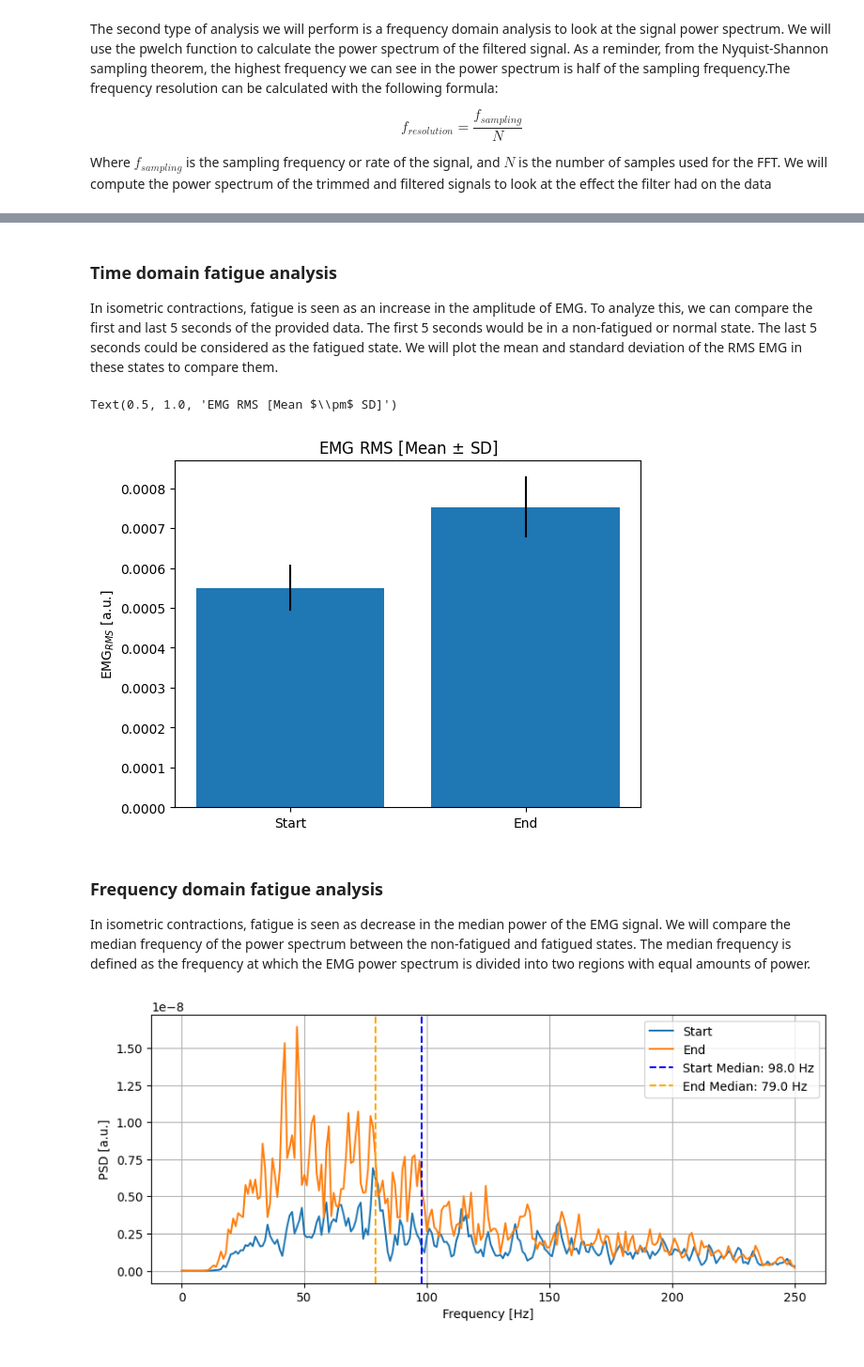
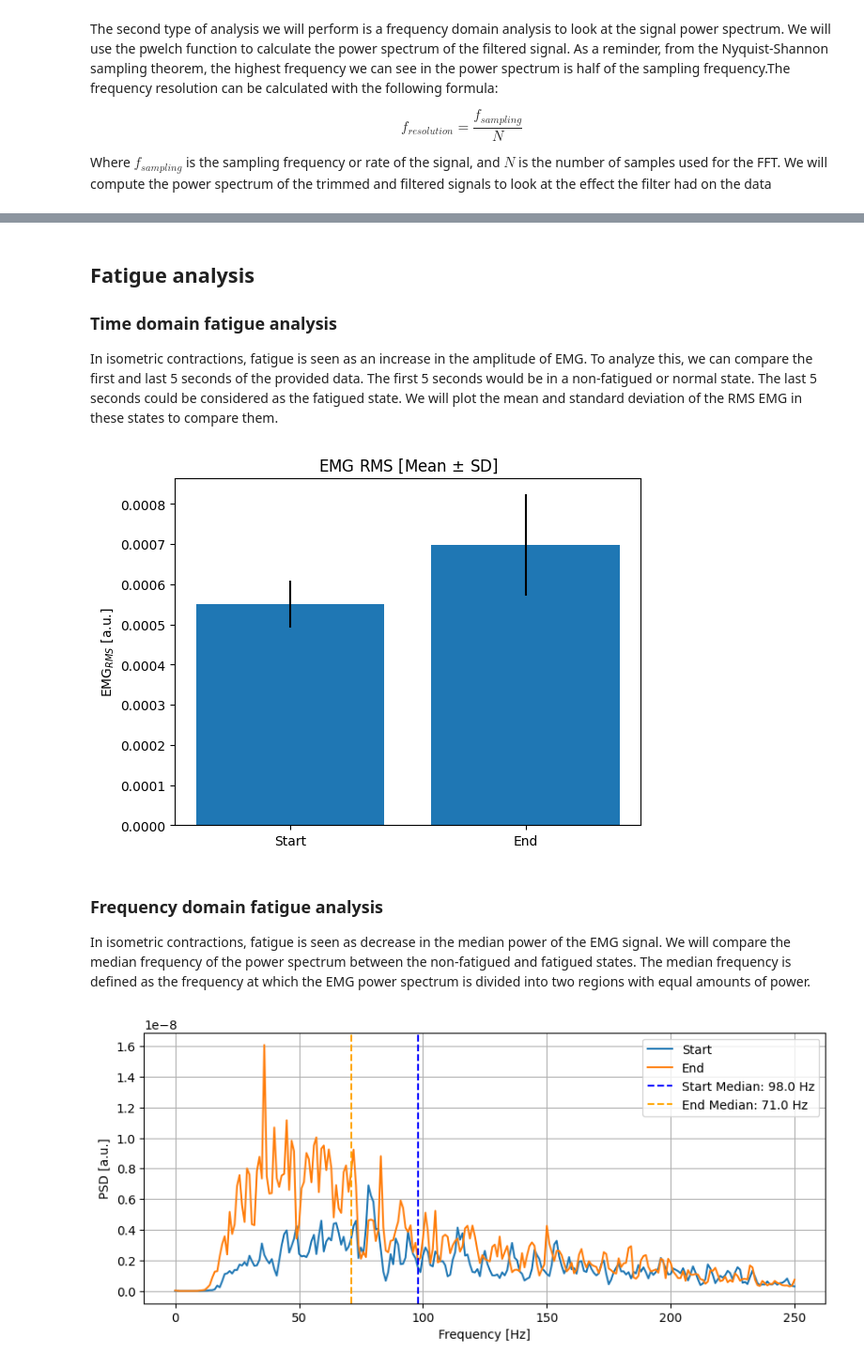
Before and after one commit to danielcomaduran/BMEN663, a Jupyter notebook: python-emg/emg-notebook.ipynb, the cells around one changed output, grey strips where cells are left out. Shown: that part at 94% size. Cells and saved outputs as stored; diff of their text form; code cells hidden in the pictures.

```diff
--- a/python-emg/emg-notebook.ipynb
+++ b/python-emg/emg-notebook.ipynb
@@ -95,7 +95,7 @@ After importing the data we might want to partition it into sections that are us
 In the provided dataset we do not have external triggers; here we would like to trim the data to 35 seconds after the recording started. This is when the subject let go of the weight due to fatigue. This can be visualized as the amplitude of the EMG signal changes abruptly after 40 seconds into the recording. We will also trim the time vector to match the length of the data after partitioning.
 # %%
 ## Settings
-trim_time = 35  # Time to trim from the beginning and end of the signal [s]
+trim_time = 40  # Time to trim from the beginning and end of the signal [s]
 
 # Trim the signal
 trimmed_time = time[0:trim_time*srate]
@@ -122,0 +121,24 @@ Where $f_{sampling}$ is the sampling frequency or rate of the signal, and $N$ is
+# %%
+# Settings
+trim_to_filter = True   # Boolean to trim the power spectrum to the filter range
+plot_60Hz = False       # Boolean to plot the EMG power at 60 Hz
+
+# Compute power spectrum
+[f, pxx] = welch(trimmed_emg, fs=srate, nperseg=len(trimmed_emg), scaling="spectrum")
+
+# Trim the power spectrum to the filter range
+if trim_to_filter:
+    fmask = (f >= fc[0]) & (f <= fc[1])
+    f = f[fmask]
+    pxx = pxx[fmask]
+
+# Plot the power spectral density
+plt.figure()
+plt.plot(f, pxx)
+if plot_60Hz:
+    fmask = (f >= 59) & (f <= 61)
+    plt.plot(f[fmask], pxx[fmask], 'ro', label='Power at 60 Hz')
+plt.xlabel("Frequency [Hz]")
+plt.ylabel("Power spectum [a.u.]")
+plt.grid(True)
+plt.show()
@@ -185,4 +209,5 @@ plt.grid(True)
 # %% [markdown]
+## Fatigue analysis
 ### Time domain fatigue analysis
 In isometric contractions, fatigue is seen as an increase in the amplitude of EMG. To analyze this, we can compare the first and last 5 seconds of the provided data. The first 5 seconds would be in a non-fatigued or normal state. The last 5 seconds could be considered as the fatigued state. We will plot the mean and standard deviation of the RMS EMG in these states to compare them.
 # %%
@@ -203,15 +228,15 @@ plt.figure()
 plt.bar(["Start", "End"], [fatigue_start_mean, fatigue_end_mean], yerr=[fatigue_start_sd, fatigue_end_sd])
 plt.ylabel("EMG$_{RMS}$ [a.u.]")
 plt.title("EMG RMS [Mean $\pm$ SD]")
+plt.show()
 # %% [output]
-Text(0.5, 1.0, 'EMG RMS [Mean $\\pm$ SD]')
-[figure, old version]
+[figure, new version]
 # %% [markdown]
 ### Frequency domain  fatigue analysis
 In isometric contractions, fatigue is seen as decrease in the median power of the EMG signal. We will compare the median frequency of the power spectrum between the non-fatigued and fatigued states. The median frequency is defined as the frequency at which the EMG power spectrum is divided into two regions with equal amounts of power.
 # %%
 ## Settings
-max_freq = 250  # Maximum frequency to plot [Hz]
+trim_to_max_freq = True  # Boolean to trim the power spectrum to the maximum frequency
 
 ## Functions
 def get_median_frequency(f:np.ndarray, pxx:np.ndarray) -> float:
@@ -236,33 +261,34 @@ def get_median_frequency(f:np.ndarray, pxx:np.ndarray) -> float:
     # Find frequency where cumulative power reaches 50% of total power
     median_idx = np.argmin(np.abs(cumsum - 0.5))
 
     return f[median_idx]
 
 ## Trim EMG to start and end segments
 trimmed_emg_start = trimmed_emg[0:int(fatigue_time*srate)]
 trimmed_emg_end = trimmed_emg[-int(fatigue_time*srate):]
 
-
 ## Compute the power spectrum of the EMG signal
 [fstart, pxx_start] = welch(trimmed_emg_start, fs=srate, nperseg=srate, scaling='spectrum')
 [fend, pxx_end] = welch(trimmed_emg_end, fs=srate, nperseg=srate , scaling='spectrum')
 
 ## Compute median frequency of the segments
 median_freq_start = get_median_frequency(fstart, pxx_start)
 median_freq_end = get_median_frequency(fend, pxx_end)
 
 ## Compute fmask for plot
-fmask = fstart <= max_freq
+if trim_to_max_freq:
+    fmask = fstart <= fc[1]
 
 # Plot power spectrum and median frequency
 plt.figure(figsize=(10, 4))
 plt.plot(fstart[fmask], pxx_start[fmask], label='Start')
 plt.plot(fend[fmask], pxx_end[fmask], label='End')
 plt.axvline(x=median_freq_start, color='b', linestyle='--', label=f'Start Median: {median_freq_start:.1f} Hz')
 plt.axvline(x=median_freq_end, color='orange', linestyle='--', label=f'End Median: {median_freq_end:.1f} Hz')
 plt.xlabel('Frequency [Hz]')
 plt.ylabel('PSD [a.u.]')
 plt.legend()
 plt.grid(True)
+plt.show()
 # %% [output]
-[figure, old version]
+[figure, new version]
```
Also changed, not shown: parts of 5 cells of this notebook.
